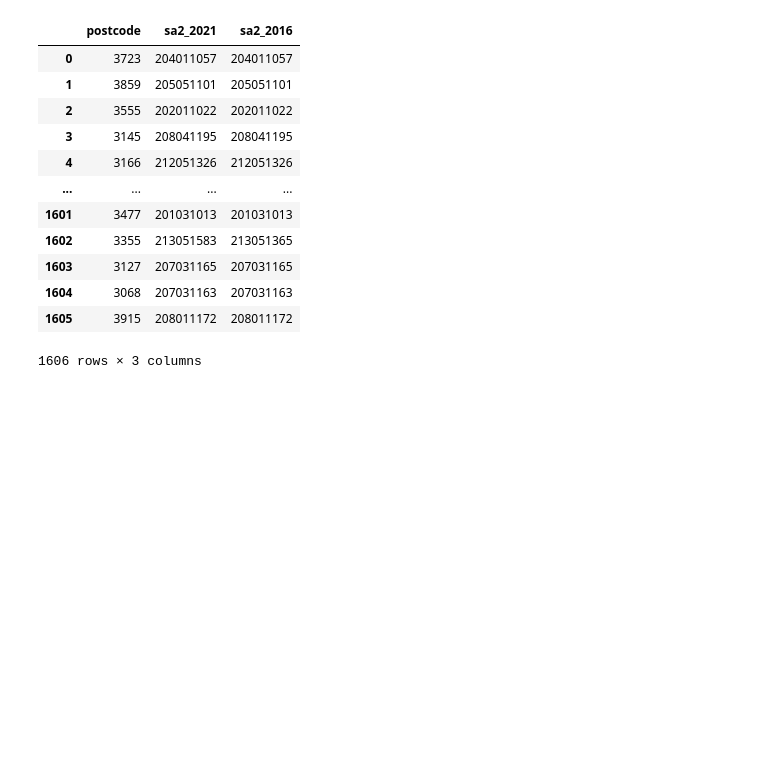
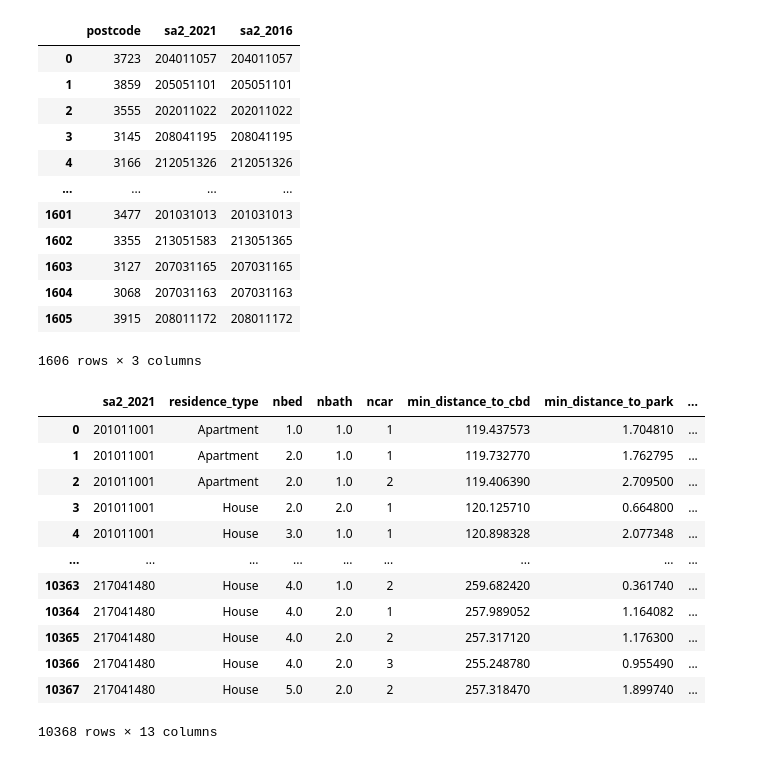
Before and after one commit to MAST30034-Applied-Data-Science/generic-real-estate-consulting-project-group-43, a Jupyter notebook: notebooks/External/3.2023_2027_merge.ipynb, the cells around one changed output. Drawn from its saved outputs; the diff is of its cells as text; code cells hidden in the pictures; blank space fills up the shorter version.

```diff
--- a/notebooks/External/3.2023_2027_merge.ipynb
+++ b/notebooks/External/3.2023_2027_merge.ipynb
@@ -124,0 +126,27 @@ for i in year:
+# %%
+distance_df = pd.read_csv(f'../../data/curated/merged_dataset/2022_merged_data.csv')[
+    ['year', 'sa2_2021', 'residence_type', 'nbed', 'nbath', 'ncar', 'min_distance_to_cbd',
+    'min_distance_to_park', 'min_distance_to_prim',
+    'min_distance_to_second', 'min_distance_to_train',
+    'min_distance_to_hosp', 'min_distance_to_poli', 'min_distance_to_shop']]
+
+distance_df = distance_df.groupby(['sa2_2021', 'residence_type', 'nbed', 'nbath', 'ncar'], as_index=False).agg({
+'min_distance_to_cbd': 'mean', 'min_distance_to_park': 'mean', 'min_distance_to_prim': 'mean',
+'min_distance_to_second': 'mean', 'min_distance_to_train': 'mean', 'min_distance_to_hosp': 'mean',
+'min_distance_to_poli': 'mean', 'min_distance_to_shop': 'mean'})
+
+distance_df
+# %% [output]
+|  | sa2_2021 | residence_type | nbed | nbath | ncar | min_distance_to_cbd | min_distance_to_park | ... |
+| 0 | 201011001 | Apartment | 1.0 | 1.0 | 1 | 119.437573 | 1.704810 | ... |
+| 1 | 201011001 | Apartment | 2.0 | 1.0 | 1 | 119.732770 | 1.762795 | ... |
+| 2 | 201011001 | Apartment | 2.0 | 1.0 | 2 | 119.406390 | 2.709500 | ... |
+| 3 | 201011001 | House | 2.0 | 2.0 | 1 | 120.125710 | 0.664800 | ... |
+| 4 | 201011001 | House | 3.0 | 1.0 | 1 | 120.898328 | 2.077348 | ... |
+| ... | ... | ... | ... | ... | ... | ... | ... | ... |
+| 10363 | 217041480 | House | 4.0 | 1.0 | 2 | 259.682420 | 0.361740 | ... |
+| 10364 | 217041480 | House | 4.0 | 2.0 | 1 | 257.989052 | 1.164082 | ... |
+| 10365 | 217041480 | House | 4.0 | 2.0 | 2 | 257.317120 | 1.176300 | ... |
+| 10366 | 217041480 | House | 4.0 | 2.0 | 3 | 255.248780 | 0.955490 | ... |
+| 10367 | 217041480 | House | 5.0 | 2.0 | 2 | 257.318470 | 1.899740 | ... |
+10368 rows × 13 columns
```
Also changed, not shown: parts of 3 cells of this notebook, 11 other files.
